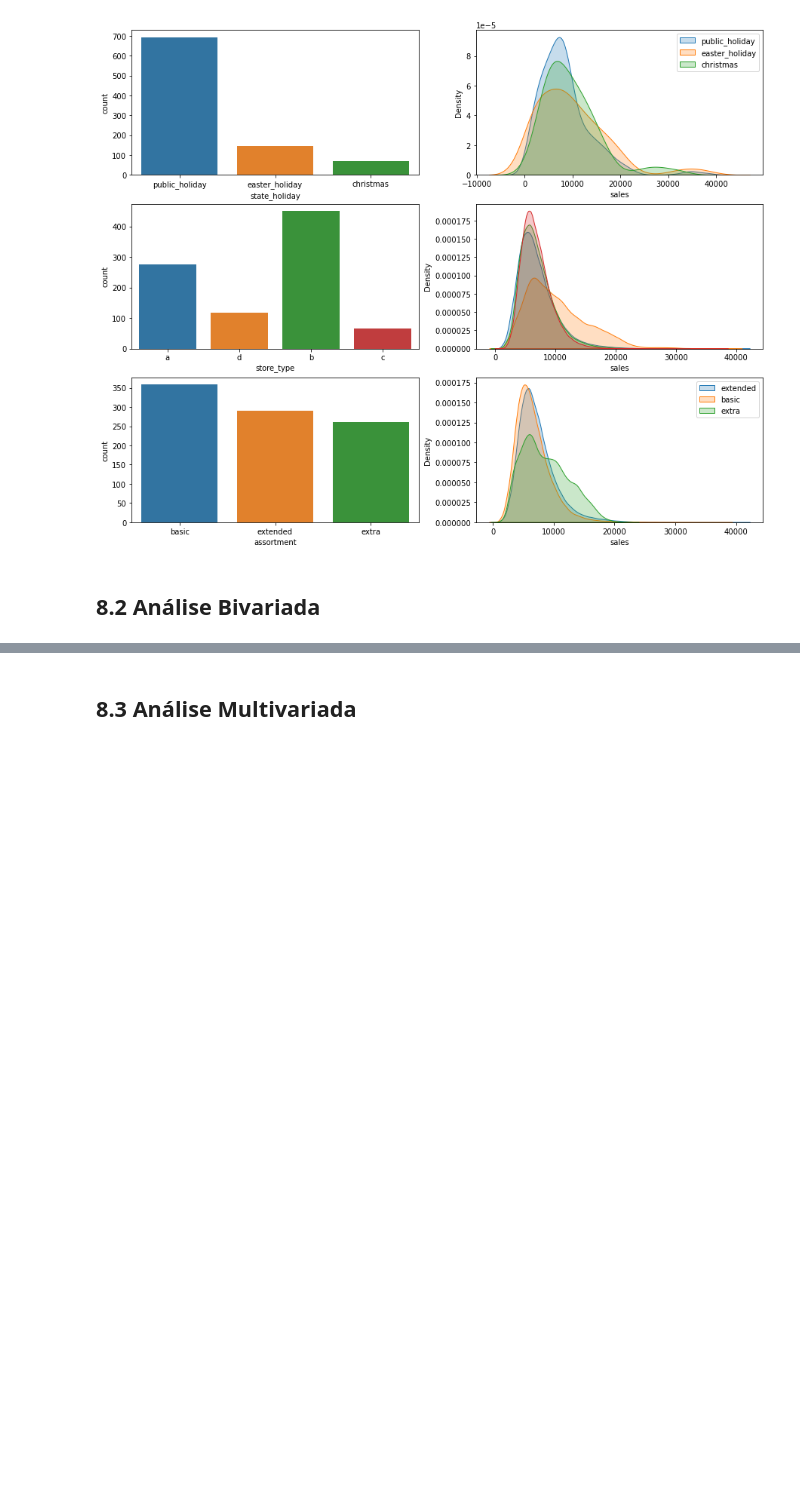
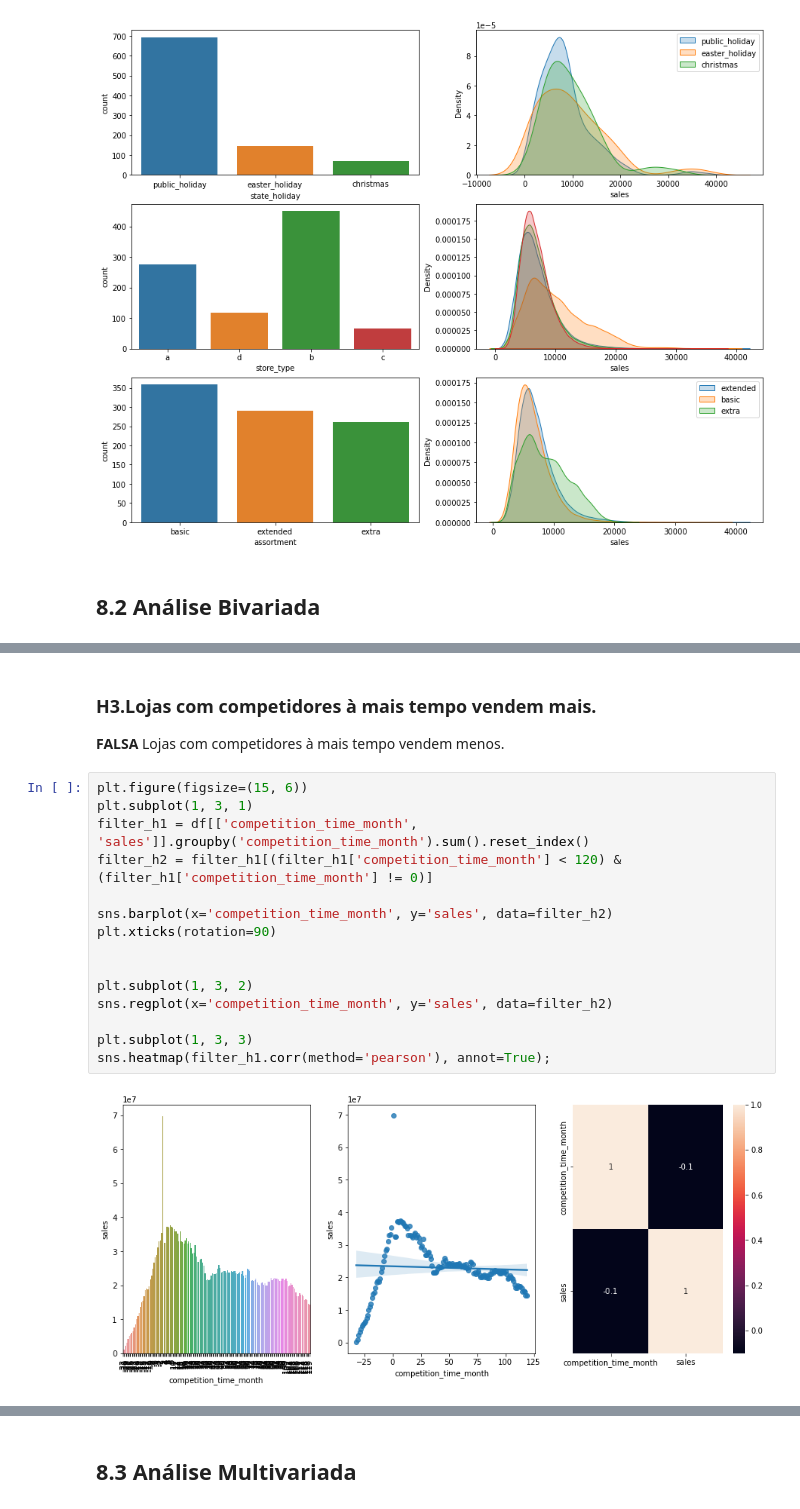
Before and after one commit to Jhonatanslopes/Rossmann-Sales-Forecast, a Jupyter notebook: notebook.ipynb, the cells around one changed output, grey strips where cells are left out. Cells and saved outputs as stored; diff of their text form; blank space fills up the shorter version.

```diff
--- a/notebook.ipynb
+++ b/notebook.ipynb
@@ -459,0 +510,21 @@ plt.legend();
+# %% [markdown]
+### H3.Lojas com competidores à mais tempo vendem mais.
+
+**FALSA** Lojas com competidores à mais tempo vendem menos.
+# %%
+plt.figure(figsize=(15, 6))
+plt.subplot(1, 3, 1)
+filter_h1 = df[['competition_time_month', 'sales']].groupby('competition_time_month').sum().reset_index()
+filter_h2 = filter_h1[(filter_h1['competition_time_month'] < 120) & (filter_h1['competition_time_month'] != 0)]
+
+sns.barplot(x='competition_time_month', y='sales', data=filter_h2)
+plt.xticks(rotation=90)
+
+
+plt.subplot(1, 3, 2)
+sns.regplot(x='competition_time_month', y='sales', data=filter_h2)
+
+plt.subplot(1, 3, 3)
+sns.heatmap(filter_h1.corr(method='pearson'), annot=True);
+# %% [output]
+[figure, added]
```
Also changed, not shown: parts of 22 cells of this notebook.
